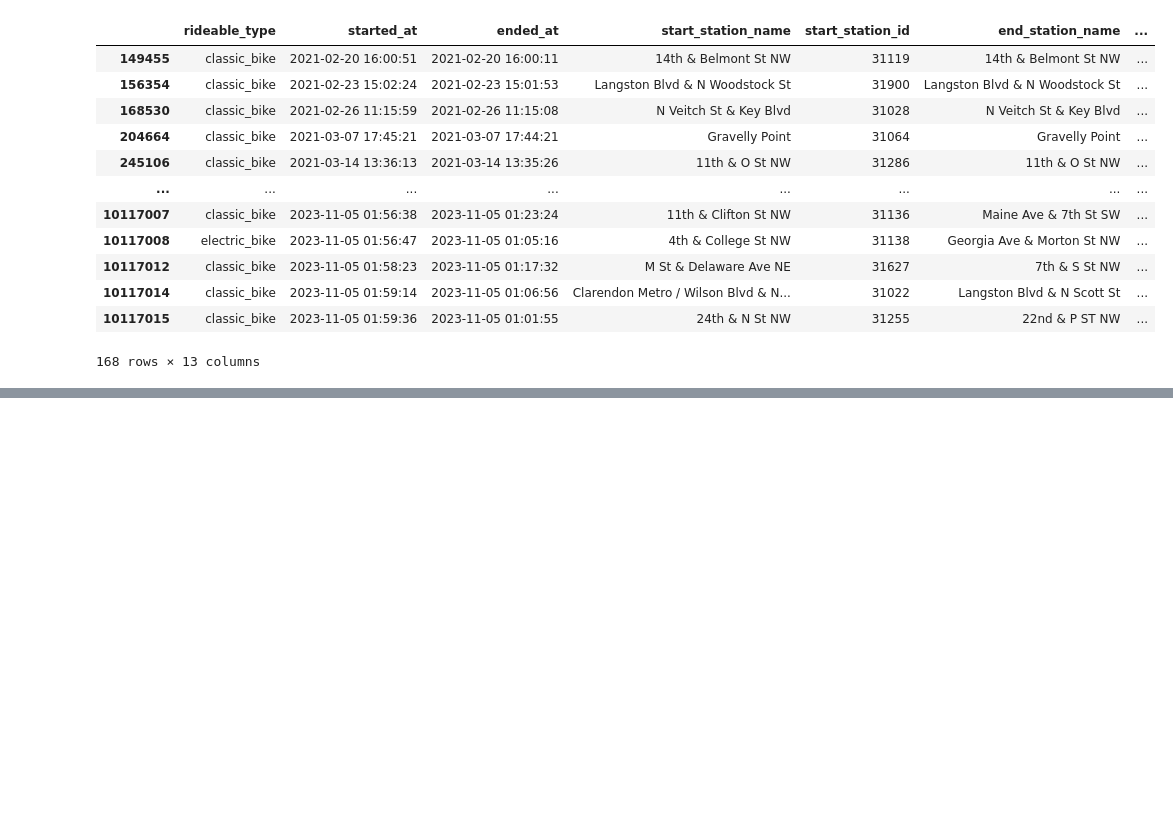
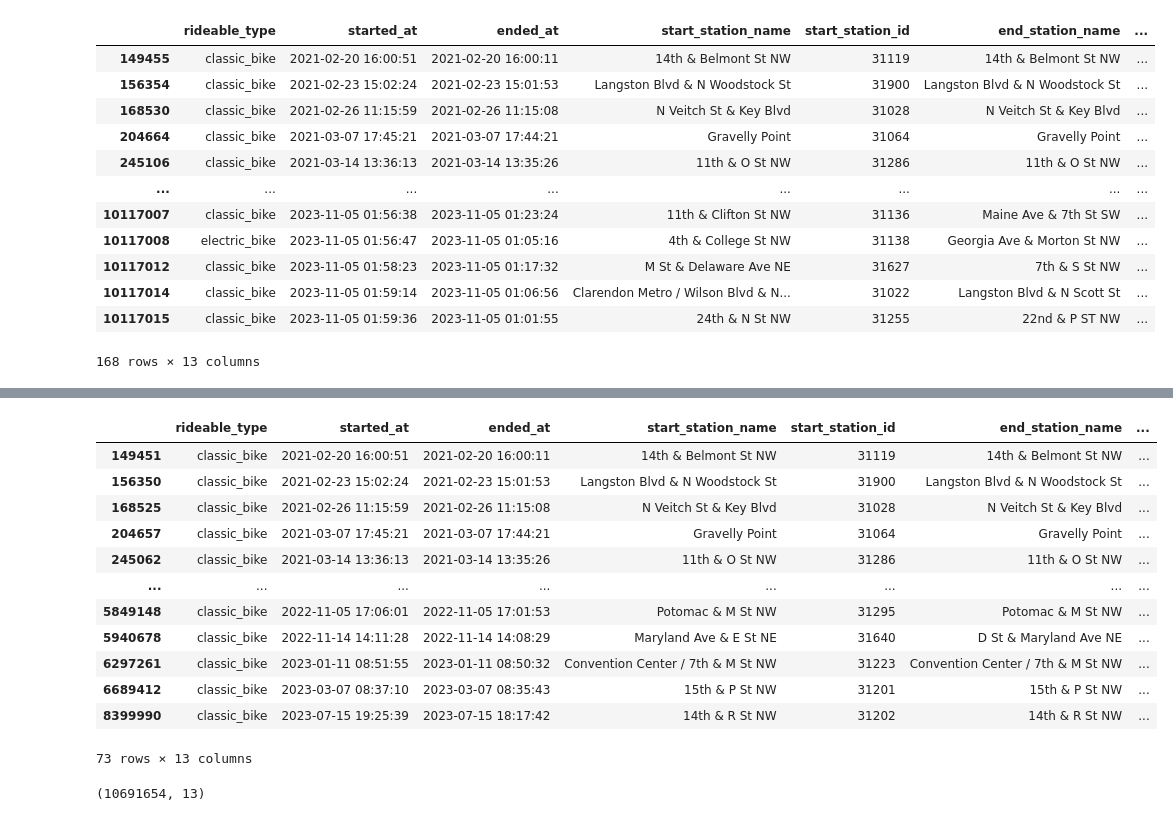
Before and after one commit to airsahin/Capital-Bike-Share, a Jupyter notebook: capital_bike_share.ipynb, the cells around one changed output, grey strips where cells are left out. Saved outputs shown, nothing was run; the diff lists cells and outputs as text; code cells hidden in the pictures; blank space fills up the shorter version.

```diff
--- a/capital_bike_share.ipynb
+++ b/capital_bike_share.ipynb
@@ -865,0 +958,27 @@ df_filtered
+# %%
+# Define time change periods
+winter_time_changes = [
+    ('2021-11-07 01:00:00', '2021-11-07 02:59:59'),
+    ('2022-11-06 01:00:00', '2022-11-06 02:59:59'),
+    ('2023-11-05 01:00:00', '2023-11-05 02:59:59'),
+]
+
+summer_time_changes = [
+    ('2021-03-14 01:00:00', '2021-03-14 03:00:00'),
+    ('2022-03-13 01:00:00', '2022-03-13 03:00:00'),
+    ('2023-03-12 01:00:00', '2023-03-12 03:00:00'),
+]
+
+# Combine the periods
+time_change_periods = winter_time_changes + summer_time_changes
+
+# Iterate over the periods and remove matching rides
+for start, end in time_change_periods:
+    start_dt = pd.to_datetime(start)
+    end_dt = pd.to_datetime(end)
+    df = df[~((df['started_at'] >= start_dt) & (df['started_at'] <= end_dt))]
+# %%
+df = df.reset_index(drop=True)
+# %%
+df_filtered = df[df['trip_duration'] < 0]
+df_filtered.info()
@@ -865,0 +1006,20 @@ df_filtered
+# %%
+df_filtered
+# %% [output]
+|  | rideable_type | started_at | ended_at | start_station_name | start_station_id | end_station_name | ... |
+| 149451 | classic_bike | 2021-02-20 16:00:51 | 2021-02-20 16:00:11 | 14th & Belmont St NW | 31119 | 14th & Belmont St NW | ... |
+| 156350 | classic_bike | 2021-02-23 15:02:24 | 2021-02-23 15:01:53 | Langston Blvd & N Woodstock St | 31900 | Langston Blvd & N Woodstock St | ... |
+| 168525 | classic_bike | 2021-02-26 11:15:59 | 2021-02-26 11:15:08 | N Veitch St & Key Blvd | 31028 | N Veitch St & Key Blvd | ... |
+| 204657 | classic_bike | 2021-03-07 17:45:21 | 2021-03-07 17:44:21 | Gravelly Point | 31064 | Gravelly Point | ... |
+| 245062 | classic_bike | 2021-03-14 13:36:13 | 2021-03-14 13:35:26 | 11th & O St NW | 31286 | 11th & O St NW | ... |
+| ... | ... | ... | ... | ... | ... | ... | ... |
+| 5849148 | classic_bike | 2022-11-05 17:06:01 | 2022-11-05 17:01:53 | Potomac & M St NW | 31295 | Potomac & M St NW | ... |
+| 5940678 | classic_bike | 2022-11-14 14:11:28 | 2022-11-14 14:08:29 | Maryland Ave & E St NE | 31640 | D St & Maryland Ave NE | ... |
+| 6297261 | classic_bike | 2023-01-11 08:51:55 | 2023-01-11 08:50:32 | Convention Center / 7th & M St NW | 31223 | Convention Center / 7th & M St NW | ... |
+| 6689412 | classic_bike | 2023-03-07 08:37:10 | 2023-03-07 08:35:43 | 15th & P St NW | 31201 | 15th & P St NW | ... |
+| 8399990 | classic_bike | 2023-07-15 19:25:39 | 2023-07-15 18:17:42 | 14th & R St NW | 31202 | 14th & R St NW | ... |
+73 rows × 13 columns
+# %%
+df.shape
+# %% [output]
+(10691654, 13)
```
Also changed, not shown: parts of 65 cells of this notebook.
